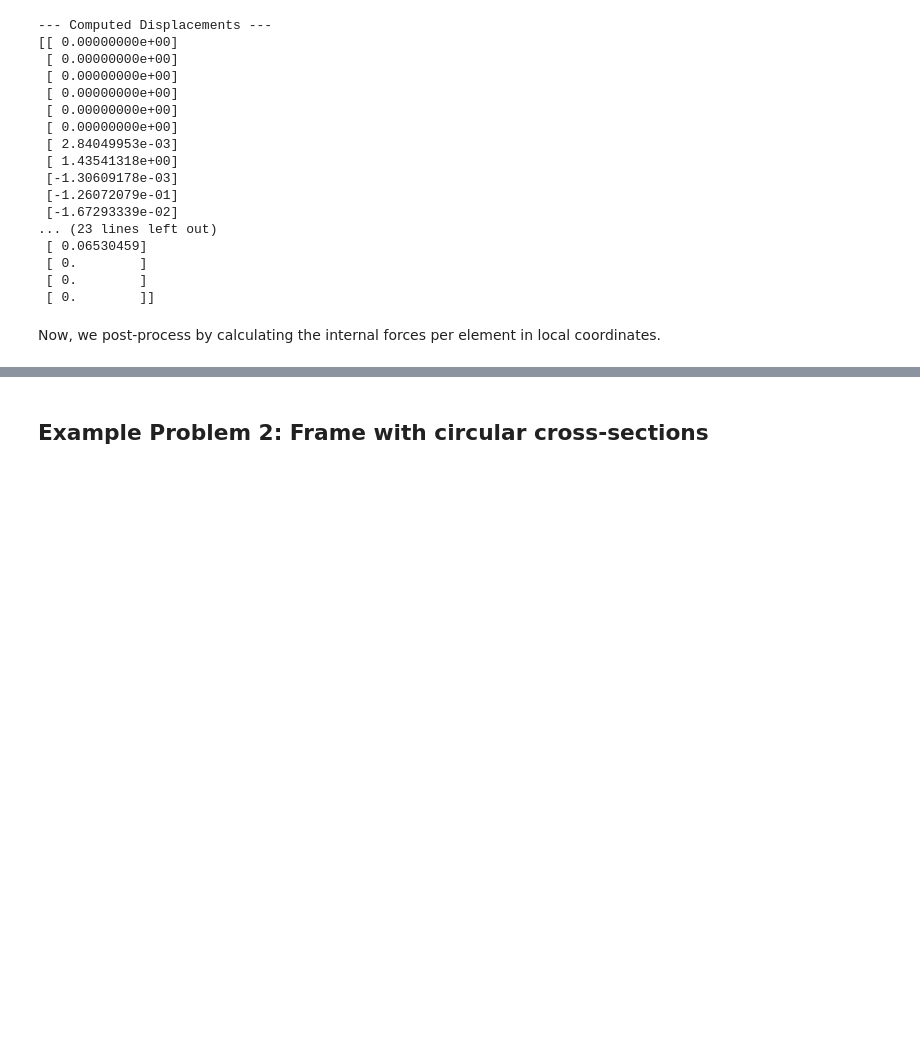
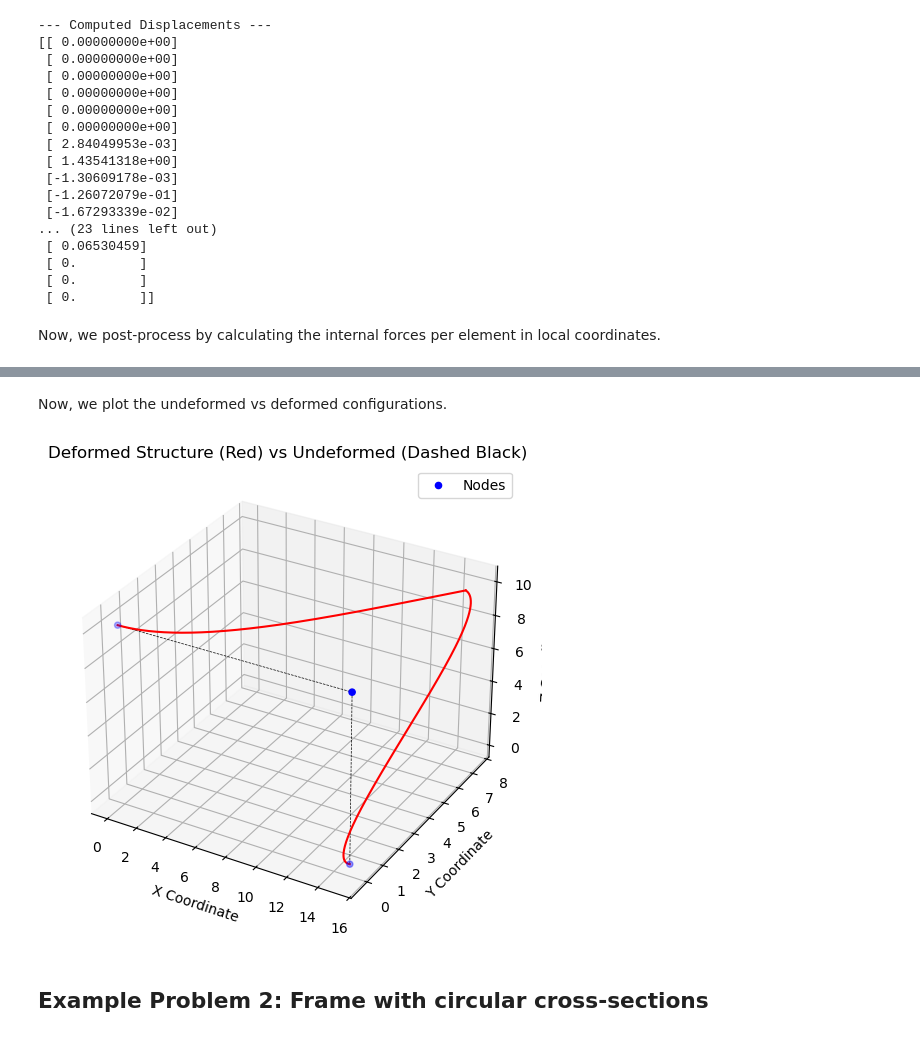
Before and after one commit to jaafaralaswad/Assignment-2, a Jupyter notebook: tutorials/direct_stiffness_method.ipynb, the cells around one changed output, grey strips where cells are left out. Cells and saved outputs as stored; diff of their text form; code cells hidden in the pictures; blank space fills up the shorter version.

```diff
--- a/tutorials/direct_stiffness_method.ipynb
+++ b/tutorials/direct_stiffness_method.ipynb
@@ -156,3 +156,13 @@ Element 2:
+# %% [markdown]
+Now, we plot the undeformed vs deformed configurations.
+# %%
+# Create the PlotResults object
+plotter = PlotResults(structure, U_global, scale=5)  # Increase scale for better visualization
+
+# Plot the deformed shape
+plotter.plot_deformed_shape()
+# %% [output]
+[figure, added]
 # %% [markdown]
 ## Example Problem 2: Frame with circular cross-sections
 # %% [markdown]
```
Also changed, not shown: parts of 37 cells of this notebook, 3 other files.
